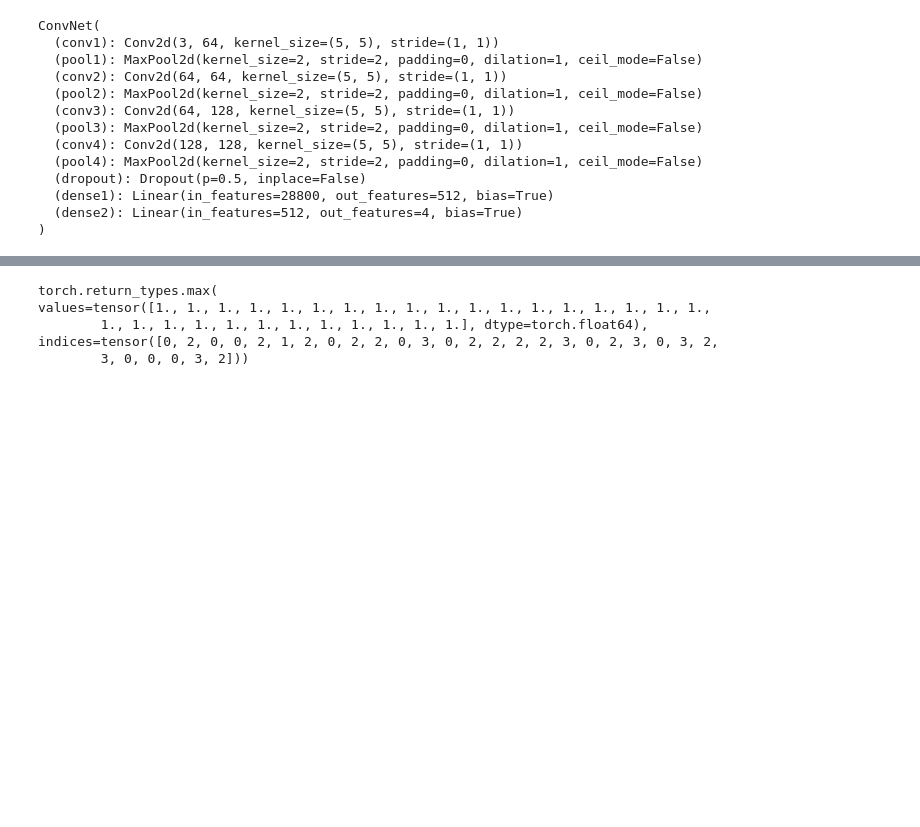
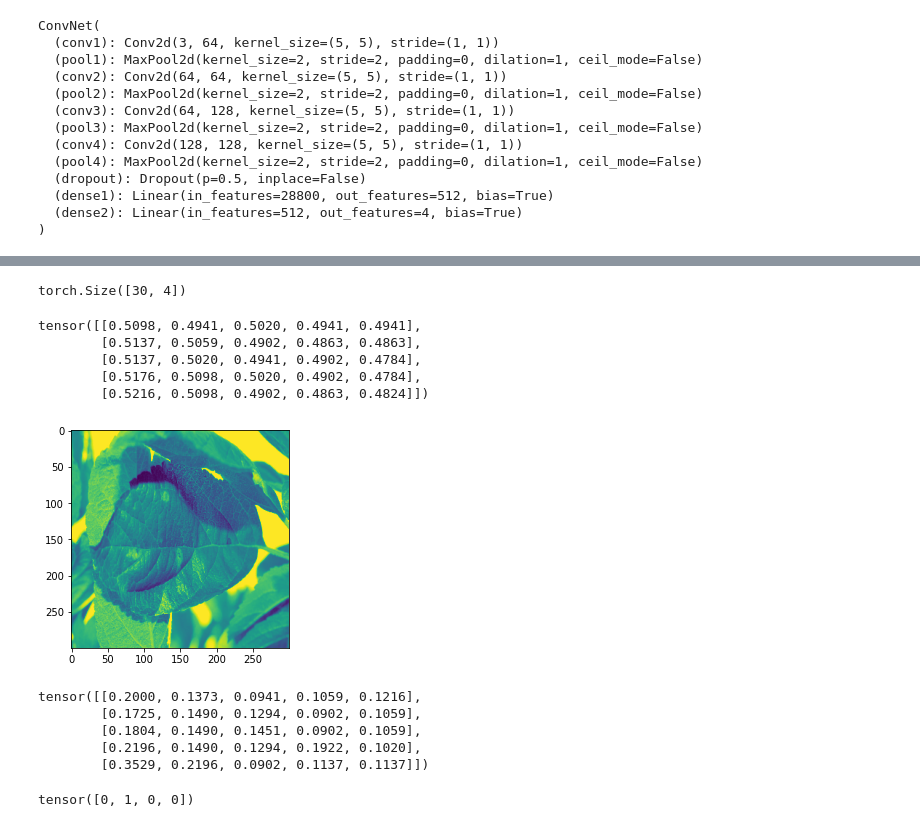
Before and after one commit to lurenhaothu/CS5780, a Jupyter notebook: 8-plant.ipynb, the cells around one changed output, grey strips where cells are left out. Drawn from its saved outputs; the diff is of its cells as text; code cells hidden in the pictures; blank space fills up the shorter version.

```diff
--- a/8-plant.ipynb
+++ b/8-plant.ipynb
@@ -45,14 +44,16 @@ class CustomImageDataset(torch.utils.data.Dataset):
 # %%
 transformTr = T.Compose([
     T.Resize(size=(300, 300)),
-    T.AutoAugment(),
-    T.ConvertImageDtype(torch.float),
-    T.Normalize((0,0,0), (255, 255, 255))])
+    #T.AutoAugment(),
+    T.ConvertImageDtype(torch.float)
+    ])
+    #T.Normalize((0,0,0), (255, 255, 255))])
 
 transformVal = T.Compose([
     T.Resize(size=(300, 300)),
-    T.ConvertImageDtype(torch.float),
-    T.Normalize((0,0,0), (255, 255, 255))])
+    T.ConvertImageDtype(torch.float)
+    ])
+    #T.Normalize((0,0,0), (255, 255, 255))])
 
 batch_size = 30
 
@@ -196,10 +292,28 @@ KeyboardInterrupt:
 # %%
 itr1 = iter(valloader)
 image, label = itr1.next()
-print(torch.max(label, 1))
+print(label.shape)
 # %% [output]
-torch.return_types.max(
-values=tensor([1., 1., 1., 1., 1., 1., 1., 1., 1., 1., 1., 1., 1., 1., 1., 1., 1., 1.,
-        1., 1., 1., 1., 1., 1., 1., 1., 1., 1., 1., 1.], dtype=torch.float64),
-indices=tensor([0, 2, 0, 0, 2, 1, 2, 0, 2, 2, 0, 3, 0, 2, 2, 2, 2, 3, 0, 2, 3, 0, 3, 2,
-        3, 0, 0, 0, 3, 2]))
+torch.Size([30, 4])
+# %%
+itr = iter(trainloader)
+input, output = itr.next()
+print(input[5,1, :5,:5])
+import matplotlib.pyplot as plt
+plt.imshow(input[5,1,:,:]*255)
+plt.show()
+# %% [output]
+tensor([[0.5098, 0.4941, 0.5020, 0.4941, 0.4941],
+        [0.5137, 0.5059, 0.4902, 0.4863, 0.4863],
+        [0.5137, 0.5020, 0.4941, 0.4902, 0.4784],
+        [0.5176, 0.5098, 0.5020, 0.4902, 0.4784],
+        [0.5216, 0.5098, 0.4902, 0.4863, 0.4824]])
+[figure, added]
+# %%
+print(input[1,1,:5,:5])
+# %% [output]
+tensor([[0.2000, 0.1373, 0.0941, 0.1059, 0.1216],
+        [0.1725, 0.1490, 0.1294, 0.0902, 0.1059],
+        [0.1804, 0.1490, 0.1451, 0.0902, 0.1059],
+        [0.2196, 0.1490, 0.1294, 0.1922, 0.1020],
+        [0.3529, 0.2196, 0.0902, 0.1137, 0.1137]])
@@ -205,0 +333,4 @@ indices=tensor([0, 2, 0, 0, 2, 1, 2, 0, 2, 2, 0, 3, 0, 2, 2, 2, 2, 3, 0, 2, 3, 0
+# %%
+print(c)
+# %% [output]
+tensor([0, 1, 0, 0])
```
Also changed, not shown: parts of 9 cells of this notebook.
